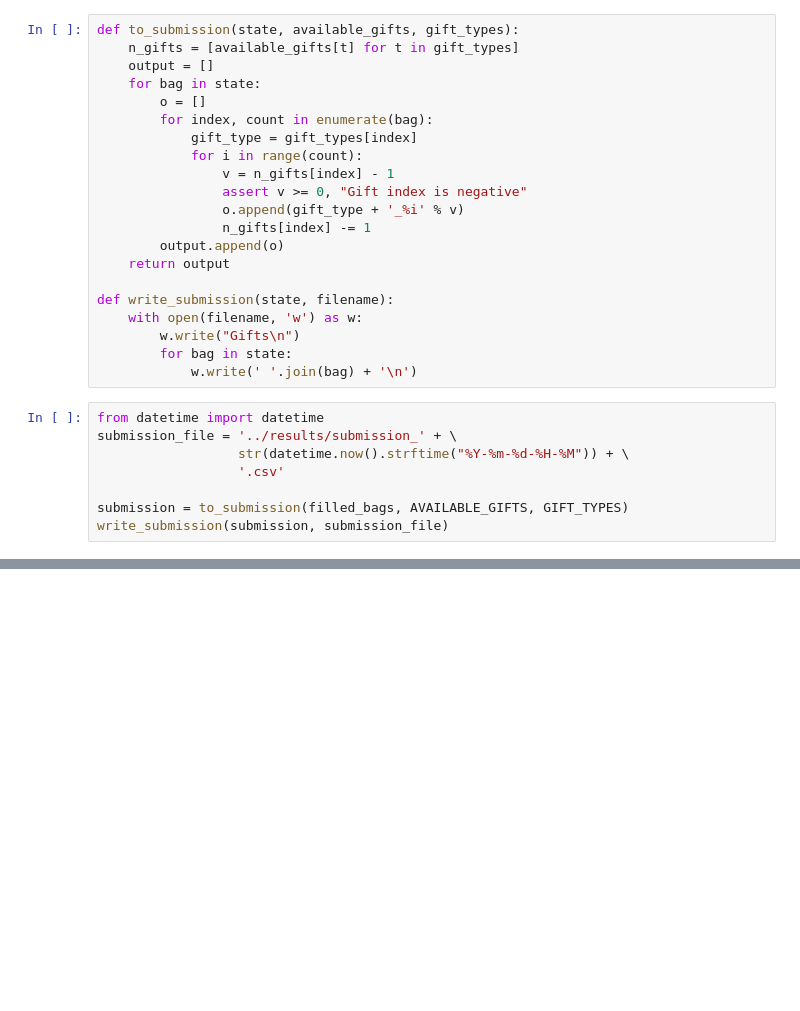
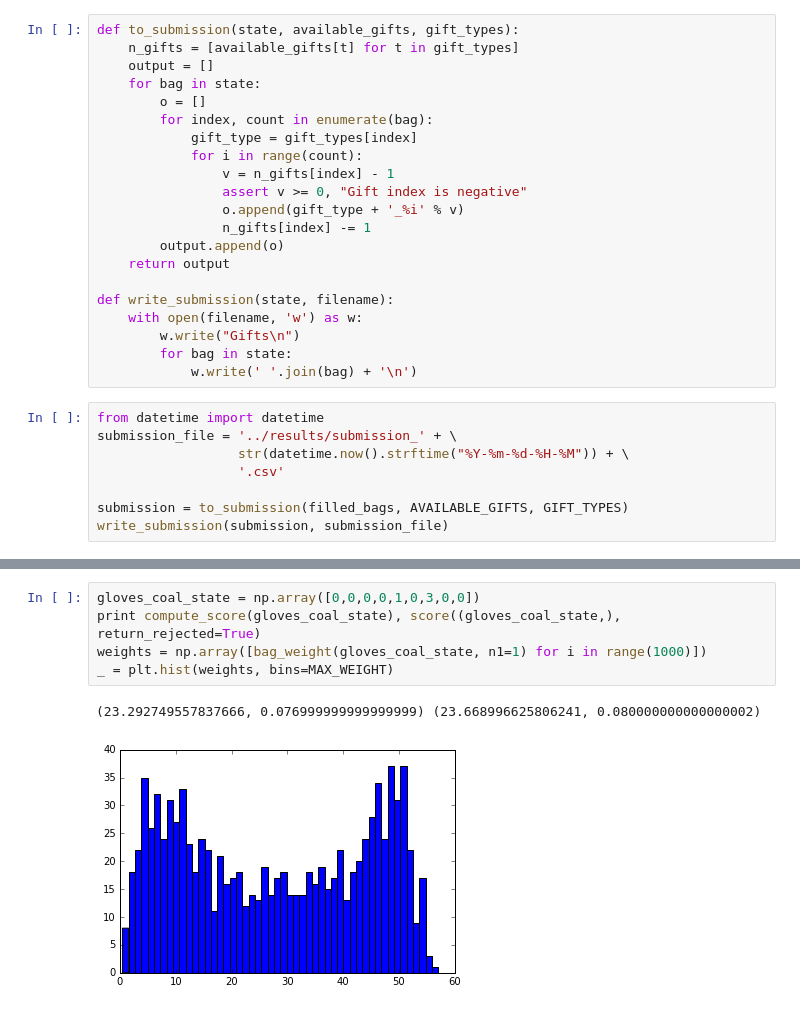
Before and after one commit to vfdev-5/Santas-Uncertain-Bags, a Jupyter notebook: notebooks/stat_analysis_2.ipynb, the cells around one changed output, grey strips where cells are left out. Drawn from its saved outputs; the diff is of its cells as text; blank space fills up the shorter version.

```diff
--- a/notebooks/stat_analysis_2.ipynb
+++ b/notebooks/stat_analysis_2.ipynb
@@ -514,0 +790,8 @@ write_submission(submission, submission_file)
+# %%
+gloves_coal_state = np.array([0,0,0,0,1,0,3,0,0])
+print compute_score(gloves_coal_state), score((gloves_coal_state,), return_rejected=True)
+weights = np.array([bag_weight(gloves_coal_state, n1=1) for i in range(1000)])
+_ = plt.hist(weights, bins=MAX_WEIGHT)
+# %% [output]
+(23.292749557837666, 0.076999999999999999) (23.668996625806241, 0.080000000000000002)
+[figure, added]
```
Also changed, not shown: parts of 59 cells of this notebook, 4 other files.
